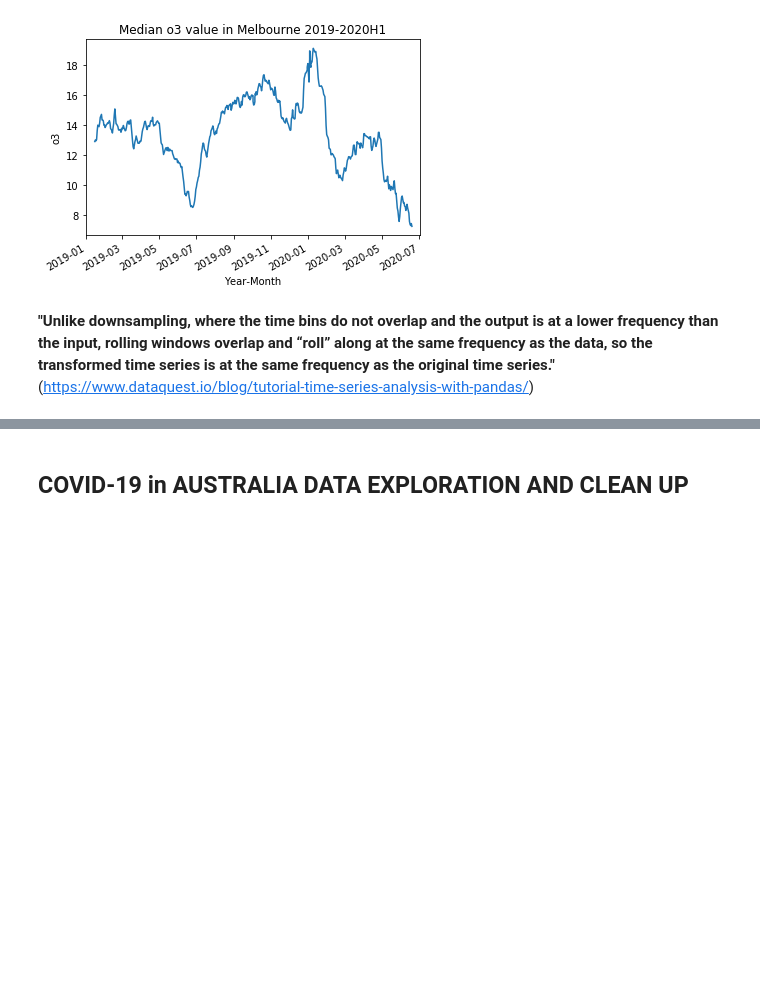
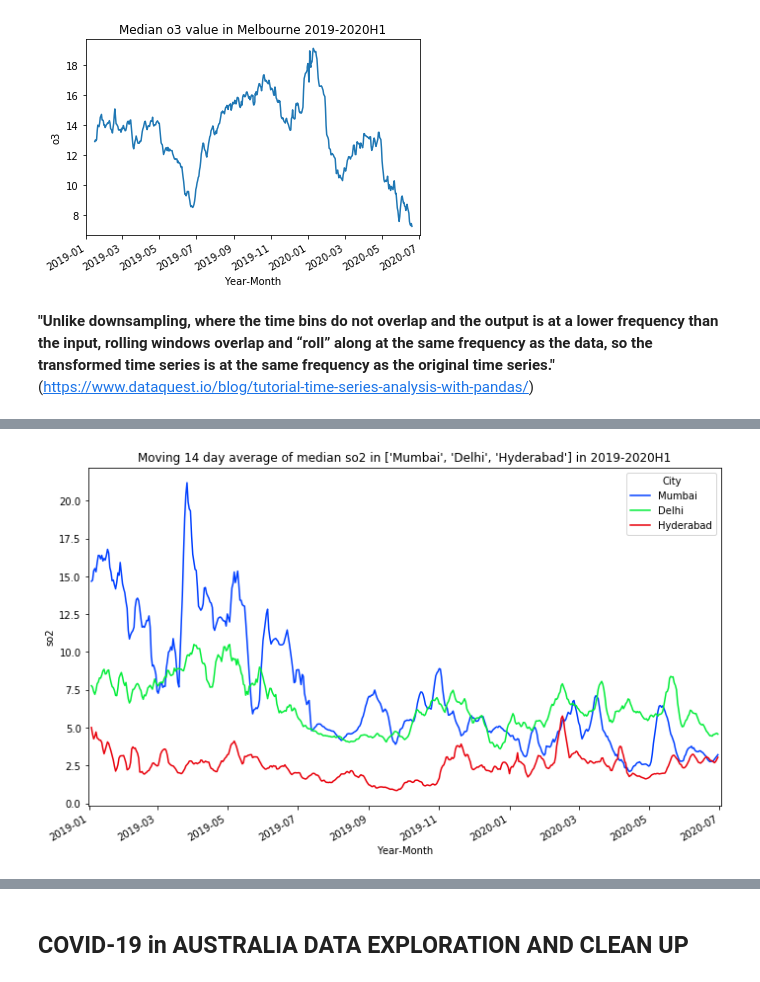
Before and after one commit to poojaisabelle/Project-One, a Jupyter notebook: data_exploration_cleanup_MASTER.ipynb, the cells around one changed output, grey strips where cells are left out. Cells and saved outputs as stored; diff of their text form; code cells hidden in the pictures; blank space fills up the shorter version.

```diff
--- a/data_exploration_cleanup_MASTER.ipynb
+++ b/data_exploration_cleanup_MASTER.ipynb
@@ -473,0 +462,4 @@ variance_0_df["Country"].unique()
+# %%
+specie_cities(df=in_air_df, city_list=in_cities_list, specie="so2")
+# %% [output]
+[figure, added]
```
Also changed, not shown: parts of 49 cells of this notebook.
